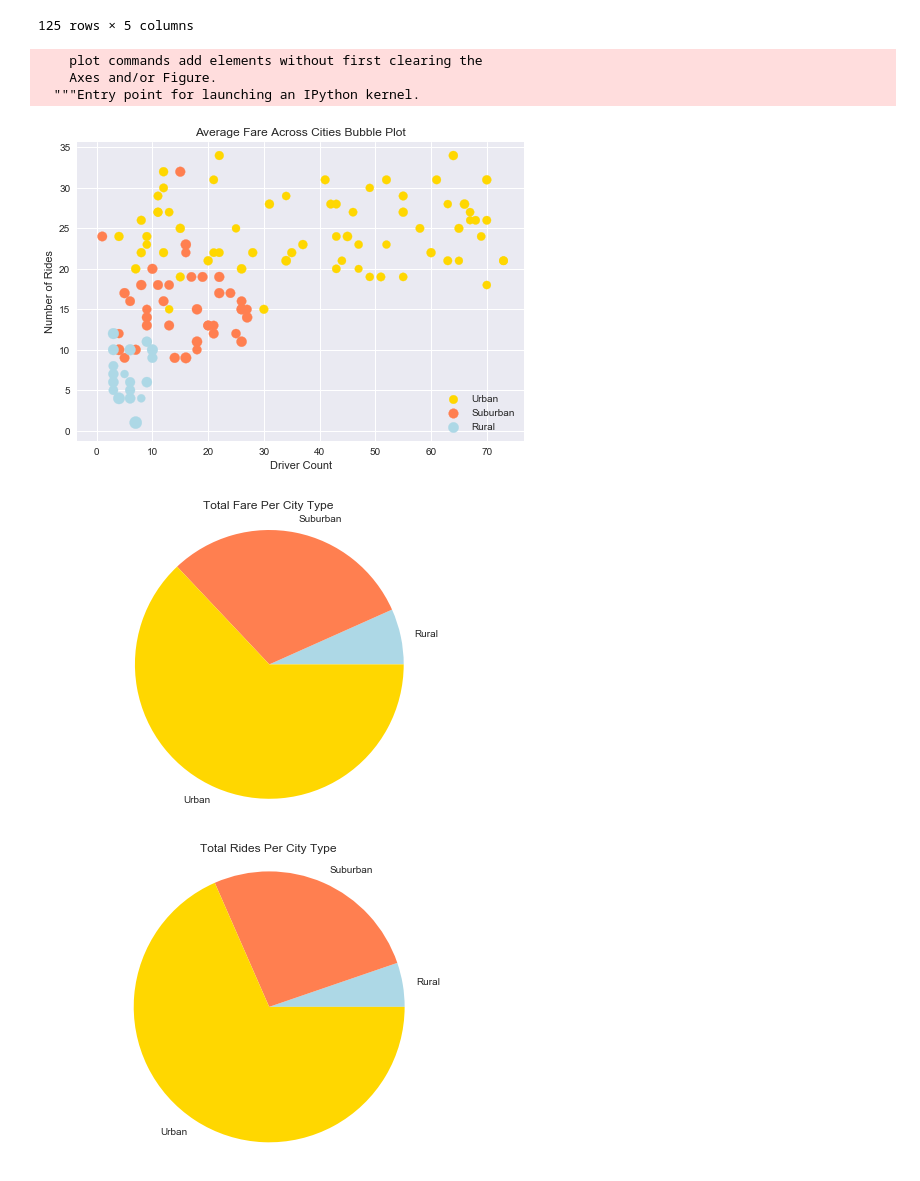
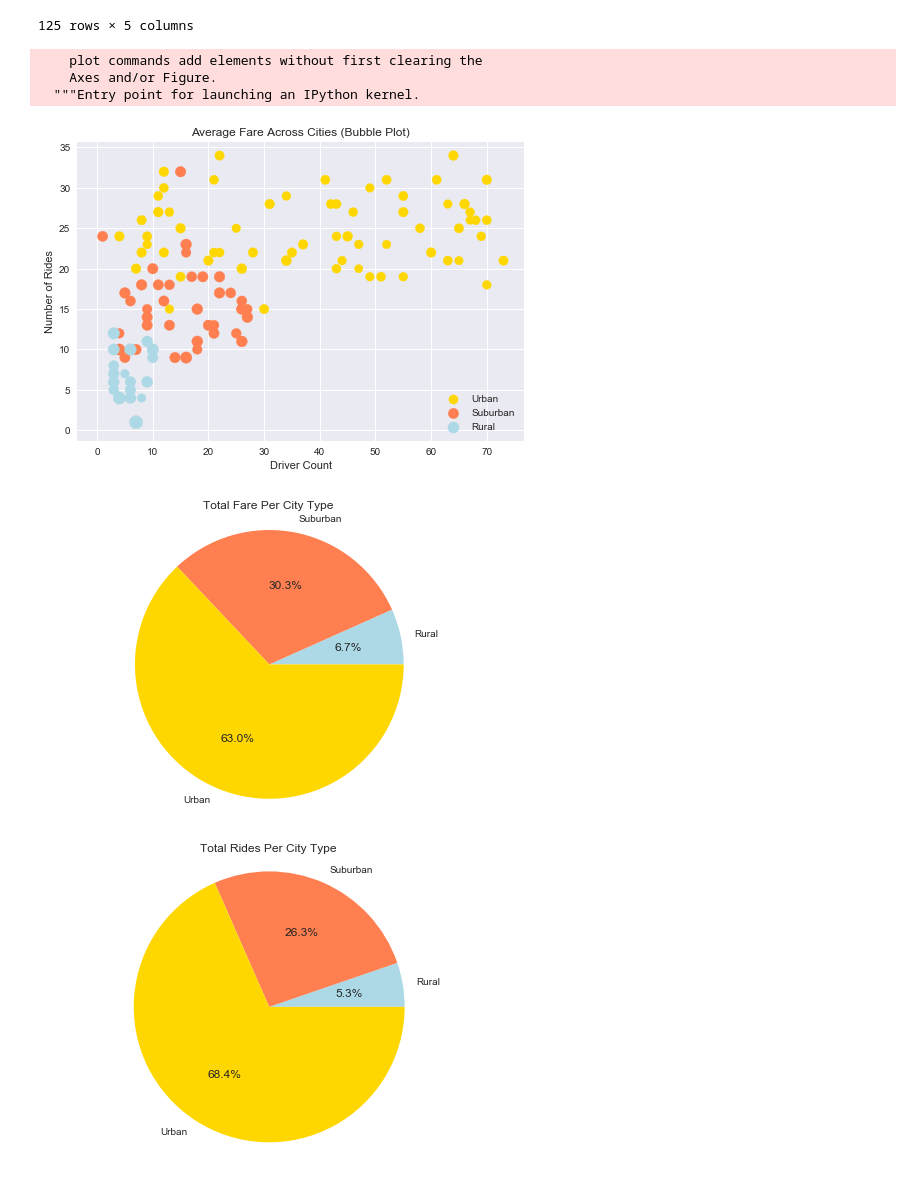
Before and after one commit to lukepharr/dataHW, a Jupyter notebook: HW5/pyber.ipynb, the cells around one changed output. Cells and saved outputs as stored; diff of their text form; code cells hidden in the pictures.

Commit message:
all graphs present and labeled

```diff
--- a/HW5/pyber.ipynb
+++ b/HW5/pyber.ipynb
@@ -56,10 +56,10 @@ merge_df_S=merge_df.loc[merge_df['type']=='Suburban',:]
 merge_df_R=merge_df.loc[merge_df['type']=='Rural',:]
 # %%
 plt.hold(True)
-plt.scatter(x=merge_df_U['driver_count'],y=merge_df_U['rides'],s=merge_df_U['fare']*3,color='gold', label="Urban")
-plt.scatter(x=merge_df_S['driver_count'],y=merge_df_S['rides'],s=merge_df_S['fare']*3, color='coral', label="Suburban")
-plt.scatter(x=merge_df_R['driver_count'],y=merge_df_R['rides'],s=merge_df_R['fare']*3, color='lightblue', label="Rural")
-plt.title('Average Fare Across Cities Bubble Plot')
+plt.scatter(x=merge_df_U['driver_count'],y=merge_df_U['rides'],s=merge_df_U['fare']*3.5,color='gold', label="Urban")
+plt.scatter(x=merge_df_S['driver_count'],y=merge_df_S['rides'],s=merge_df_S['fare']*3.5, color='coral', label="Suburban")
+plt.scatter(x=merge_df_R['driver_count'],y=merge_df_R['rides'],s=merge_df_R['fare']*3.5, color='lightblue', label="Rural")
+plt.title('Average Fare Across Cities (Bubble Plot)')
 plt.xlabel('Driver Count')
 plt.ylabel('Number of Rides')
 plt.legend(loc='lower right')
@@ -68,21 +68,22 @@ plt.show()
     plot commands add elements without first clearing the
     Axes and/or Figure.
   """Entry point for launching an IPython kernel.
-[figure, old version]
+[figure, new version]
 # %%
-df.groupby(df['type']).sum()['fare'].plot(kind='pie',label='',title='Total Fare Per City Type',colors=['lightblue','coral','gold'])
+df.groupby(df['type']).sum()['fare'].plot(kind='pie',label='',title='Total Fare Per City Type'\
+                                          ,colors=['lightblue','coral','gold'],autopct='%1.1f%%')
 #plt.legend(df.groupby(df['type']).sum().reset_index()['type'])
-
 plt.axis('equal')
 plt.show()
 # %% [output]
-[figure, old version]
+[figure, new version]
 # %%
-df.groupby(df['type']).count()['ride_id'].plot(kind='pie',label='',title='Total Rides Per City Type',colors=['lightblue','coral','gold'])
+df.groupby(df['type']).count()['ride_id'].plot(kind='pie',label='',title='Total Rides Per City Type',\
+                                               colors=['lightblue','coral','gold'],autopct='%1.1f%%')
 #plt.legend(df.groupby(df['type']).sum().reset_index()['type'])
 
 plt.axis('equal')
 plt.show()
 # %% [output]
-[figure, old version]
+[figure, new version]
 # %%
```
Also changed, not shown: parts of 1 cell of this notebook.
